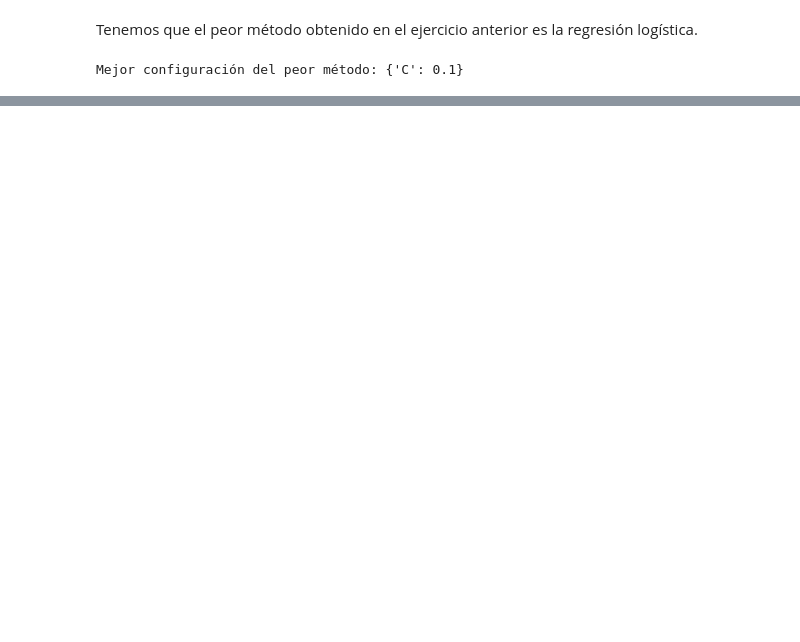
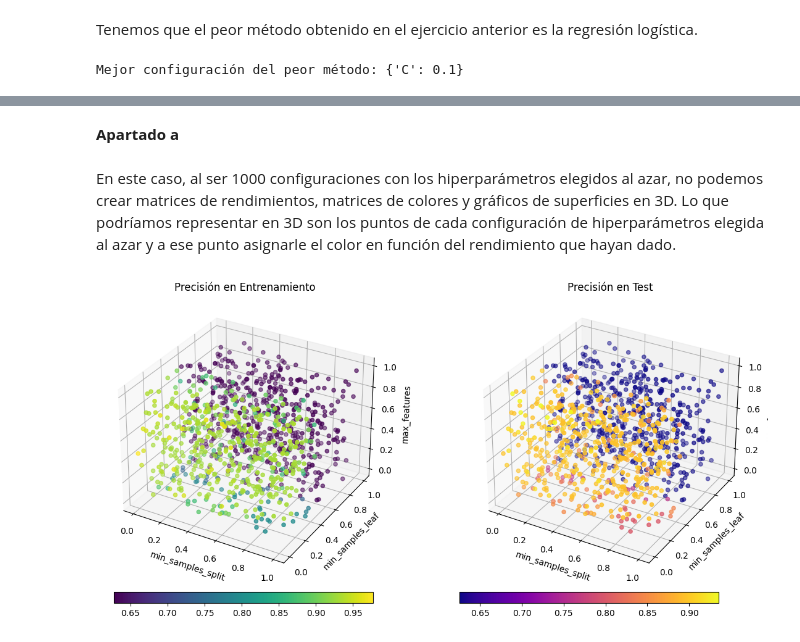
Before and after one commit to rubengamarro/practicas-aprendizaje-supervisado, a Jupyter notebook: Tarea_Evaluacion_de_modelos_y_metricas.ipynb, the cells around one changed output, grey strips where cells are left out. Cells and saved outputs as stored; diff of their text form; code cells hidden in the pictures; blank space fills up the shorter version.

```diff
--- a/Tarea_Evaluacion_de_modelos_y_metricas.ipynb
+++ b/Tarea_Evaluacion_de_modelos_y_metricas.ipynb
@@ -409,0 +617,5 @@ Mejor configuración del peor método: {'C': 0.1}
+# %%
+from sklearn.datasets import load_breast_cancer
+data_breast_cancer = load_breast_cancer()
+X=data_breast_cancer['data']
+y=data_breast_cancer['target']
@@ -409,0 +629,2 @@ Mejor configuración del peor método: {'C': 0.1}
+# %% [markdown]
+**Apartado a**
@@ -409,0 +638,50 @@ Mejor configuración del peor método: {'C': 0.1}
+# %%
+from sklearn.metrics import accuracy_score
+from sklearn.tree import DecisionTreeClassifier
+#Entrenamos el árbol con 1000 configuraciones elegidas uniformamente al azar
+for i in range(1000):
+  arbol = DecisionTreeClassifier(min_samples_split=np.random.uniform(0, 1),
+                                min_samples_leaf=np.random.uniform(0, 1),
+                                max_features=np.random.uniform(0, 1),
+                                random_state=10)
+  arbol.fit(X_ent, y_ent)
+  lista_min_samples_split.append(arbol.min_samples_split)
+  lista_min_samples_leaf.append(arbol.min_samples_leaf)
+  lista_max_features.append(arbol.max_features)
+  precision_ent[i] = accuracy_score(y_ent, arbol.predict(X_ent))
+  precision_test[i] = accuracy_score(y_test, arbol.predict(X_test))
+# %% [markdown]
+En este caso, al ser 1000 configuraciones con los hiperparámetros elegidos al azar, no podemos crear matrices de rendimientos, matrices de colores y gráficos de superficies en 3D. Lo que podríamos representar en 3D son los puntos de cada configuración de hiperparámetros elegida al azar y a ese punto asignarle el color en función del rendimiento que hayan dado.
+# %%
+import matplotlib.pyplot as plt
+from mpl_toolkits.mplot3d import Axes3D
+
+fig = plt.figure(figsize=(14, 6))
+
+#Gráfica de entrenamiento
+ax1 = fig.add_subplot(121, projection='3d')
+sc1 = ax1.scatter(lista_min_samples_split, lista_min_samples_leaf, lista_max_features,
+                  c=precision_ent, cmap='viridis', marker='o')
+ax1.set_xlabel('min_samples_split')
+ax1.set_ylabel('min_samples_leaf')
+ax1.set_zlabel('max_features')
+ax1.set_title('Precisión en Entrenamiento')
+
+cbar_ax1 = fig.add_axes([0.15, 0.05, 0.3, 0.03])
+fig.colorbar(sc1, cax=cbar_ax1, orientation='horizontal')
+
+#Gráfica de test
+ax2 = fig.add_subplot(122, projection='3d')
+sc2 = ax2.scatter(lista_min_samples_split, lista_min_samples_leaf, lista_max_features,
+                  c=precision_test, cmap='plasma', marker='o')
+ax2.set_xlabel('min_samples_split')
+ax2.set_ylabel('min_samples_leaf')
+ax2.set_zlabel('max_features')
+ax2.set_title('Precisión en Test')
+
+cbar_ax2 = fig.add_axes([0.55, 0.05, 0.3, 0.03])
+fig.colorbar(sc2, cax=cbar_ax2, orientation='horizontal')
+
+plt.show()
+# %% [output]
+[figure, added]
```
Also changed, not shown: parts of 55 cells of this notebook.
